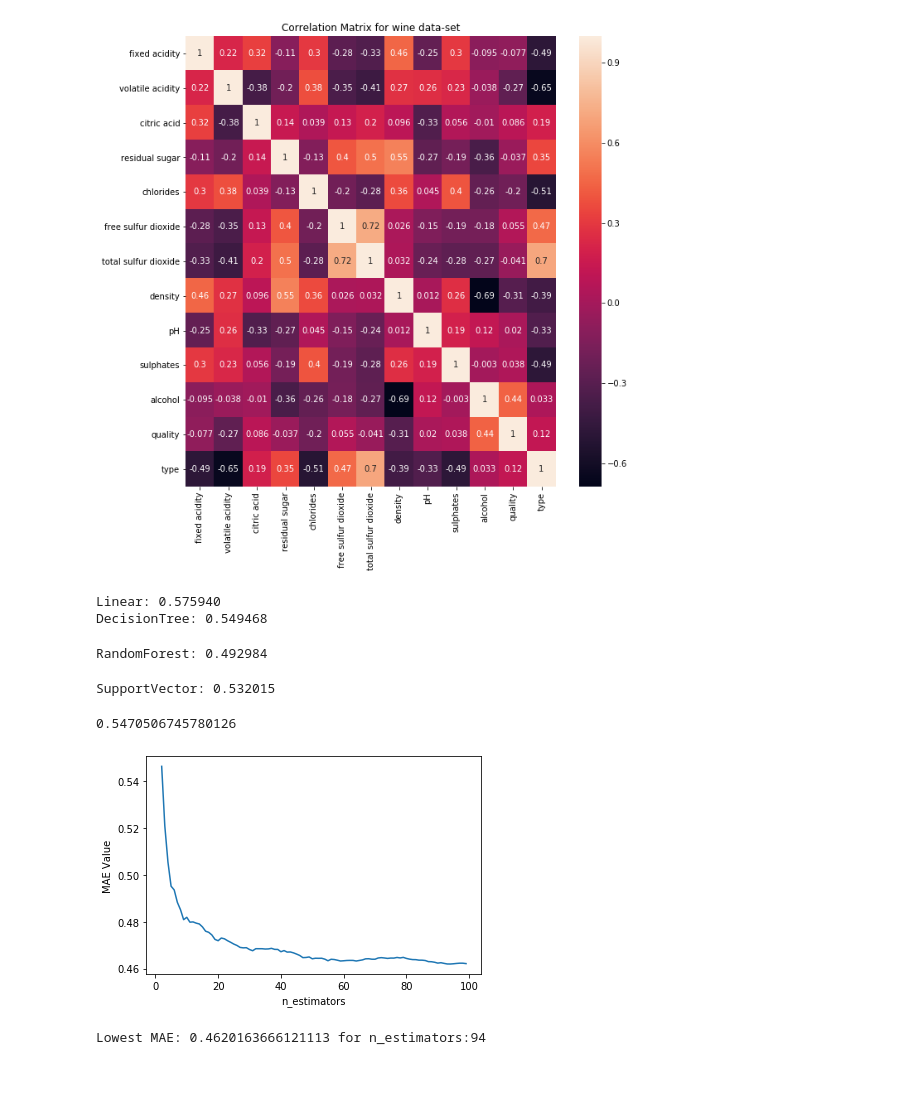
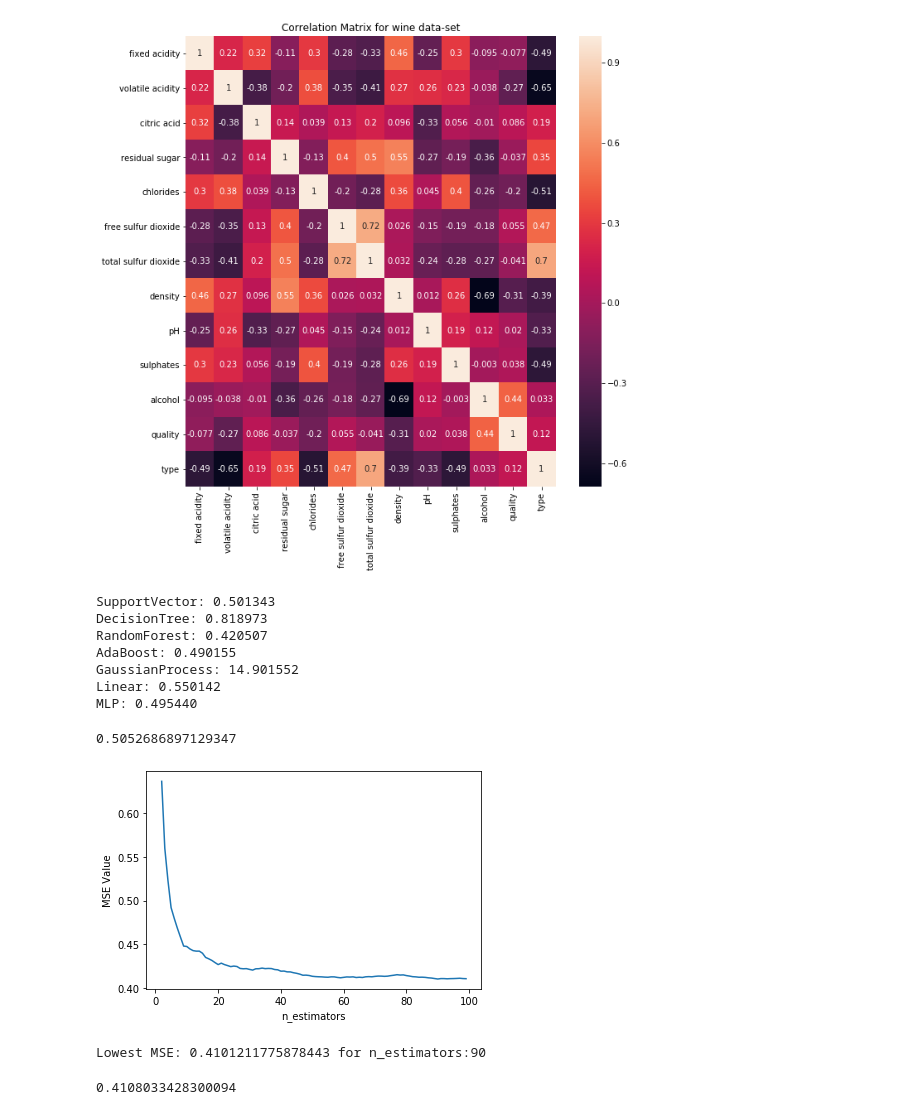
Before and after one commit to karthikbeepi/Machine-Learning-Comp-6321, a Jupyter notebook: Regression/1-WineQuality/Regression1.ipynb, the cells around one changed output. Cells and saved outputs as stored; diff of their text form; code cells hidden in the pictures; blank space fills up the shorter version.

Commit message:
All Regressors added for WineData.
DataSets added for some other regression problems.

```diff
--- a/Regression/WineQuality/WineQuality.ipynb
+++ b/Regression/1-WineQuality/Regression1.ipynb
@@ -97,13 +98,29 @@ models.append(('SupportVector', SVR()))
+# %%
+#Creting the various models across which the training needs to be done
+models = []
+models.append(('SupportVector', SVR(gamma='scale')))
+models.append(('DecisionTree', DecisionTreeRegressor(random_state=0)))
+models.append(('RandomForest', RandomForestRegressor(n_estimators=100, random_state=0)))
+models.append(('AdaBoost', AdaBoostRegressor(base_estimator=DecisionTreeRegressor(random_state=0),random_state=0)))
+#Takes too long to run
+#kernel = C(1.0, (1e-3, 1e3)) * RBF(10, (1e-2, 1e2))
+#models.append(('GaussianProcess', GaussianProcessRegressor(kernel=kernel, n_restarts_optimizer=9, random_state=0)))
+models.append(('GaussianProcess', GaussianProcessRegressor(random_state=0)))
+models.append(('Linear', LinearRegression()))
+models.append(('MLP', MLPRegressor(max_iter=900)))
 # %%
-#Using the 5-Fold Cross Validation to evaluate the best model based on MeanAbsoluteError(MAE) of each model
-#Lesser the MAE better is the model
+#Using the 5-Fold Cross Validation to evaluate the best model based on MeanSquaredError(MSE) of each model
+#Lesser the MSE better is the model
 for name,model in models:
     cv_5_fold = model_selection.KFold(n_splits=5,random_state=0)
-    cv_score = model_selection.cross_val_score(model,x_train_scaled,y_train, cv= cv_5_fold, scoring = 'neg_mean_absolute_error')
+    cv_score = model_selection.cross_val_score(model,x_train_scaled,y_train, cv= cv_5_fold, scoring = 'neg_mean_squared_error')
     print("%s: %f" % (name, -1*(cv_score).mean()))
 # %% [output]
-Linear: 0.575940
-DecisionTree: 0.549468
+SupportVector: 0.501343
+DecisionTree: 0.818973
+RandomForest: 0.420507
+AdaBoost: 0.490155
+GaussianProcess: 14.901552
+Linear: 0.550142
+MLP: 0.495440
-RandomForest: 0.492984
-SupportVector: 0.532015
 # %%
@@ -113,28 +130,35 @@ model.fit(x_train_scaled,y_train)
 y_pred = model.predict(x_test_scaled)
 # %%
 #Finding MAE on the test data created initially
-mean_absolute_error(y_test,y_pred)
+mean_squared_error(y_test,y_pred)
 # %% [output]
-0.5470506745780126
+0.5052686897129347
 # %%
 #We now can try to tune the model for optimal values of the parameters using HyperParameter Search
 #First trying to find the optimal number of estimators for random forest
-def calc_mae_for_random_forest(n_est, x_train, y_train, x_test, y_test):
+def calc_mse_for_random_forest(n_est, x_train, y_train, x_test, y_test):
     model = RandomForestRegressor(n_estimators=n_est, random_state=0)
     model.fit(x_train, y_train)
     y_pred = model.predict(x_test)
-    return mean_absolute_error(y_test, y_pred)
+    return mean_squared_error(y_test, y_pred)
 # %%
-mae_val = []
+mse_val = []
 for n_est in np.arange(2,100):
-    mae_val.append(calc_mae_for_random_forest(n_est, x_train_scaled, y_train, x_test_scaled, y_test))
+    mse_val.append(calc_mse_for_random_forest(n_est, x_train_scaled, y_train, x_test_scaled, y_test))
 # %%
-plt.plot(np.arange(2,100),mae_val)
+plt.plot(np.arange(2,100),mse_val)
 plt.xlabel("n_estimators")
-plt.ylabel("MAE Value")
+plt.ylabel("MSE Value")
 plt.show()
-optimal_n_est = mae_val.index(min(mae_val))
-print("Lowest MAE: {} for n_estimators:{}".format(mae_val[optimal_n_est],optimal_n_est+2))
+optimal_n_est = mse_val.index(min(mse_val))
+print("Lowest MSE: {} for n_estimators:{}".format(mse_val[optimal_n_est],optimal_n_est+2))
 # %% [output]
-[figure, old version]
+[figure, new version]
-Lowest MAE: 0.4620163666121113 for n_estimators:94
+Lowest MSE: 0.4101211775878443 for n_estimators:90
+# %%
+model = RandomForestRegressor(n_estimators=90, random_state=0)
+model.fit(x_train, y_train)
+y_pred = model.predict(x_test)
+mean_squared_error(y_test, y_pred)
+# %% [output]
+0.4108033428300094
```
Also changed, not shown: parts of 4 cells of this notebook, 10 other files.
